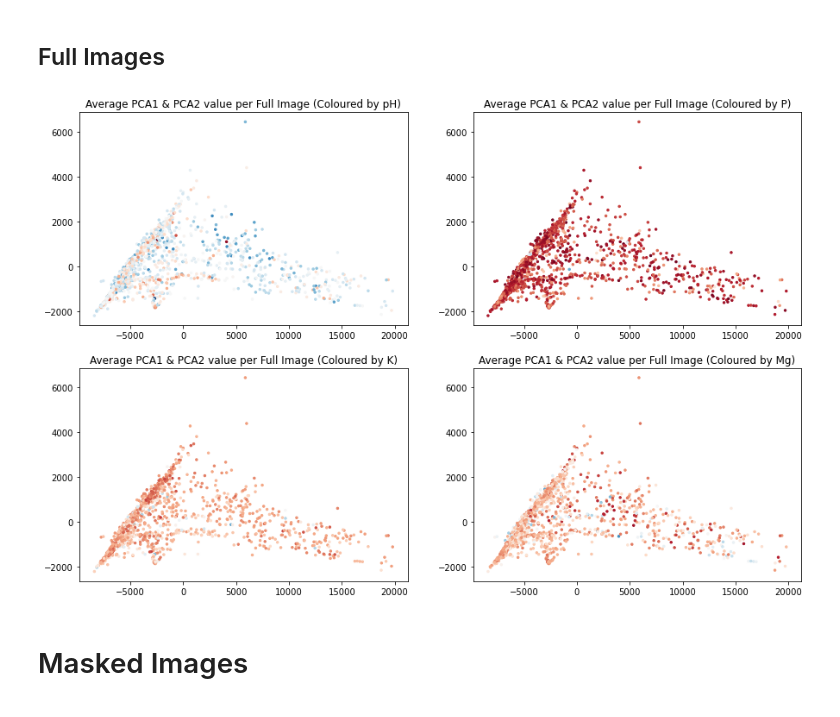
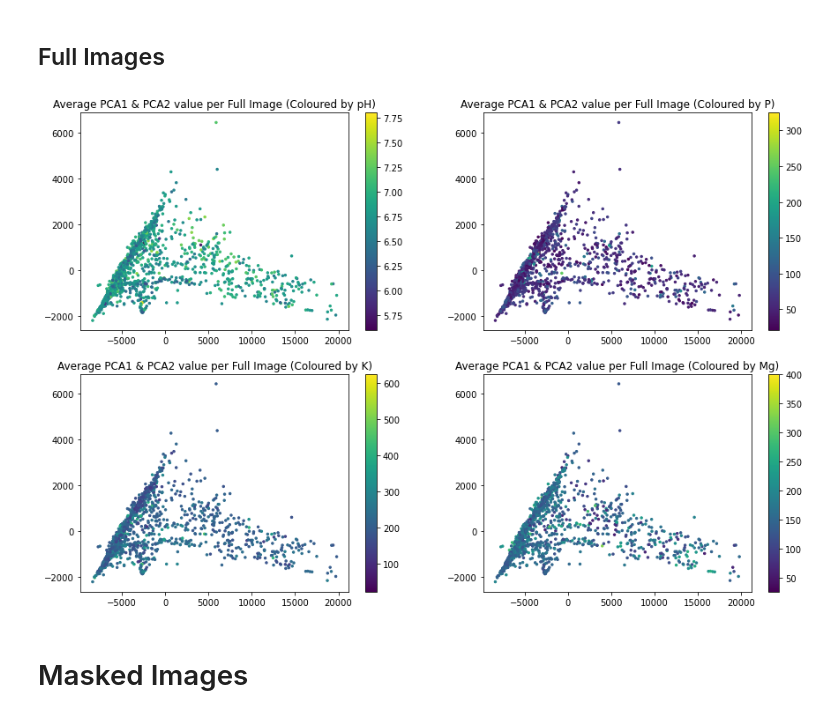
Before and after one commit to oakleighw/remote_sensing_hyperspectral_soil, a Jupyter notebook: PCA_Visuals.ipynb, the cells around one changed output. Drawn from its saved outputs; the diff is of its cells as text; code cells hidden in the pictures.

```diff
--- a/PCA_Visuals.ipynb
+++ b/PCA_Visuals.ipynb
@@ -99,9 +99,7 @@ depVars = ['pH', 'P' , 'K', 'Mg']
 
 for i in range(0, len(depVars)):
     plt.subplot(2, 2, i+1)
-    plt.scatter(expandedDF['PCA1'], expandedDF['PCA2'], s = 6, c=expandedDF[depVars[i]], cmap='RdBu')
+    plt.scatter(expandedDF['PCA1'], expandedDF['PCA2'], s = 6, c=expandedDF[depVars[i]], cmap='viridis')
     plt.title(f"PCA transformed full image pixels (Coloured by {depVars[i]})")
-
-
-#create colormap legend
+    plt.colorbar()
 # %% [output]
@@ -114,6 +112,7 @@ maskedExpandedDF = expandDataframe(mRx_df, gt_df,maskedIndexing)
 plt.figure(figsize=(15, 10))
 for i in range(0, len(depVars)):
     plt.subplot(2, 2, i+1)
-    plt.scatter(maskedExpandedDF['PCA1'], maskedExpandedDF['PCA2'], s = 6, c=maskedExpandedDF[depVars[i]], cmap='RdBu')
+    plt.scatter(maskedExpandedDF['PCA1'], maskedExpandedDF['PCA2'], s = 6, c=maskedExpandedDF[depVars[i]], alpha = 0.5, cmap='viridis')
     plt.title(f"PCA transformed masked image pixels (Coloured by {depVars[i]})")
+    plt.colorbar()
 # %% [output]
@@ -121,12 +120,12 @@ for i in range(0, len(depVars)):
 # %% [markdown]
 # Treating data as Images (Averaged PCA1 & PCA2 Value)
 # %%
-#get average PCA1 & PCA2 per image
-from statistics import mean
+#get average/median PCA1 & PCA2 per image
+from statistics import mean, median
 
-def avPCAs(pcaDF,indexing):
-    avgPCA1 = []
-    avgPCA2 = []
+def centralPCAs(pcaDF,indexing, measure = 'mean'):
+    pooledPCA1 = []
+    pooledPCA2 = []
 
     pixelsSeen = 0 #aids in indexing(cuts off values already averaged and added to list)
 
@@ -140,23 +139,32 @@ def avPCAs(pcaDF,indexing):
         for j in range(minIndex,maxIndex): # loops through defined index values
             pca1.append(pcaDF[:,0][j])
             pca2.append(pcaDF[:,1][j])
-        #get average
-        avgPCA1.append(mean(pca1))
-        avgPCA2.append(mean(pca2))
+
+        if measure == 'mean':
+            #get average
+            pooledPCA1.append(mean(pca1))
+            pooledPCA2.append(mean(pca2))
+        if measure == 'median':
+            #get median
+            pooledPCA1.append(median(pca1))
+            pooledPCA2.append(median(pca2))
+
+
         pixelsSeen += ind #move along pixels to next 'image' bunch
 
-    return avgPCA1, avgPCA2
+    return pooledPCA1, pooledPCA2
 # %% [markdown]
 ## Full Images
+# %%
+avgPCA1, avgPCA2 = centralPCAs(rx_df,sizeIndexing)
 # %%
-avgPCA1, avgPCA2 = avPCAs(rx_df,sizeIndexing)
-
 plt.figure(figsize=(15, 10))
 for i in range(0, len(depVars)):
     plt.subplot(2, 2, i+1)
-    plt.scatter(avgPCA1, avgPCA2, s = 6, c=gt_df[depVars[i]], cmap='RdBu')
+    plt.scatter(avgPCA1, avgPCA2, s = 6, c=gt_df[depVars[i]], cmap='viridis')
     plt.title(f"Average PCA1 & PCA2 value per Full Image (Coloured by {depVars[i]})")
+    plt.colorbar()
 # %% [output]
-[figure, old version]
+[figure, new version]
 # %% [markdown]
 # Masked Images
```
Also changed, not shown: parts of 12 cells of this notebook, 1 other file.
